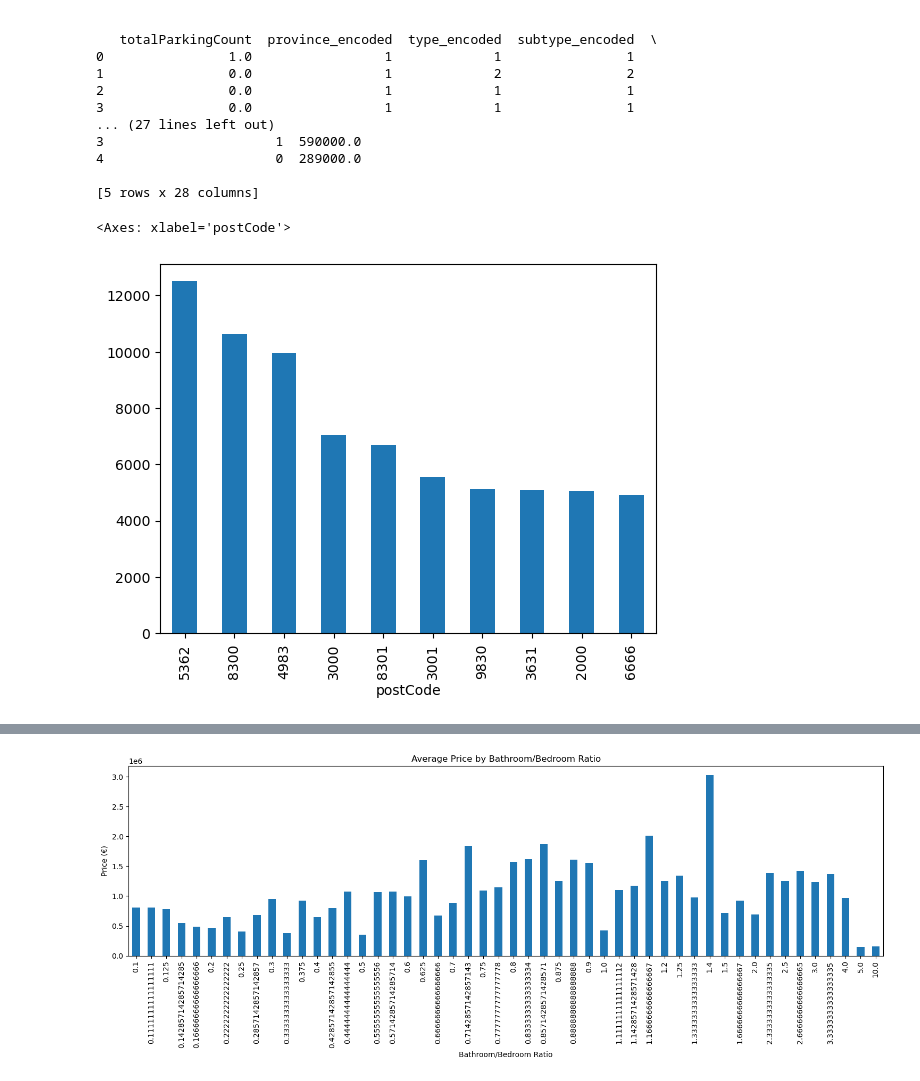
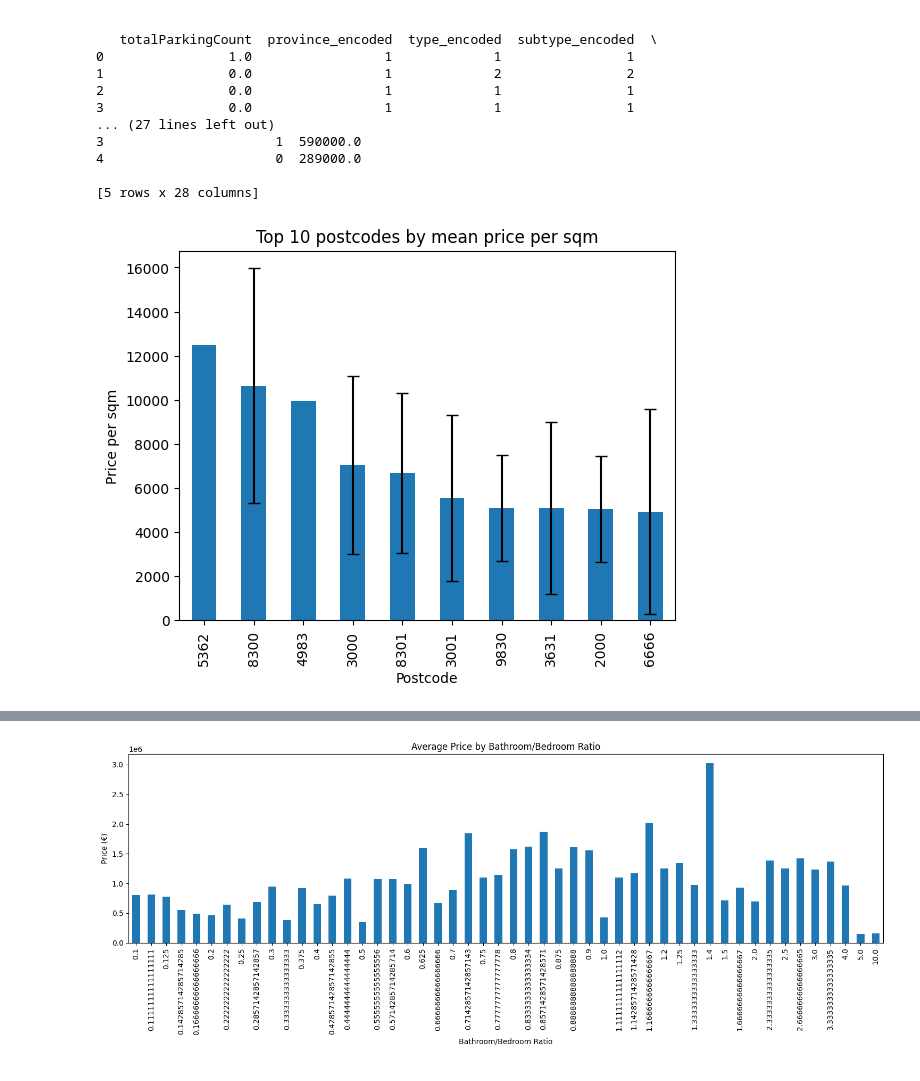
Before and after one commit to hermstefanny/immo-eliza-analysis, a Jupyter notebook: First_data_graph.ipynb, the cells around one changed output, grey strips where cells are left out. Cells and saved outputs as stored; diff of their text form; code cells hidden in the pictures.

```diff
--- a/First_data_graph.ipynb
+++ b/First_data_graph.ipynb
@@ -24,11 +24,18 @@ print(df.head())
 # %%
 #price per postcode / habitable surface
 import pandas as pd
+import scipy.stats as stats
+from sklearn import preprocessing
 df = pd.read_csv("ml_ready_real_estate_data.csv")
 
-
 df['price_per_sqm'] = df['price'] / df['habitableSurface']
-df.groupby('postCode')['price_per_sqm'].mean().sort_values(ascending=False).head(10).plot(kind='bar')
+#df.groupby('postCode')['price_per_sqm'].mean().sort_values(ascending=False).head(10).plot(kind='bar')
+group_data = df.groupby('postCode')['price_per_sqm'].agg(['mean', 'std'])
+first_ten = group_data.sort_values('mean', ascending=False).head(10)
+first_ten['mean'].plot(kind='bar', yerr=first_ten['std'], capsize = 4, title = 'Top 10 postcodes by mean price per sqm')
+plt.ylabel('Price per sqm')
+plt.xlabel('Postcode')
+plt.tight_layout
+plt.show()
 # %% [output]
-<Axes: xlabel='postCode'>
-[figure, old version]
+[figure, new version]
```
Also changed, not shown: parts of 8 cells of this notebook, 3 other files.
